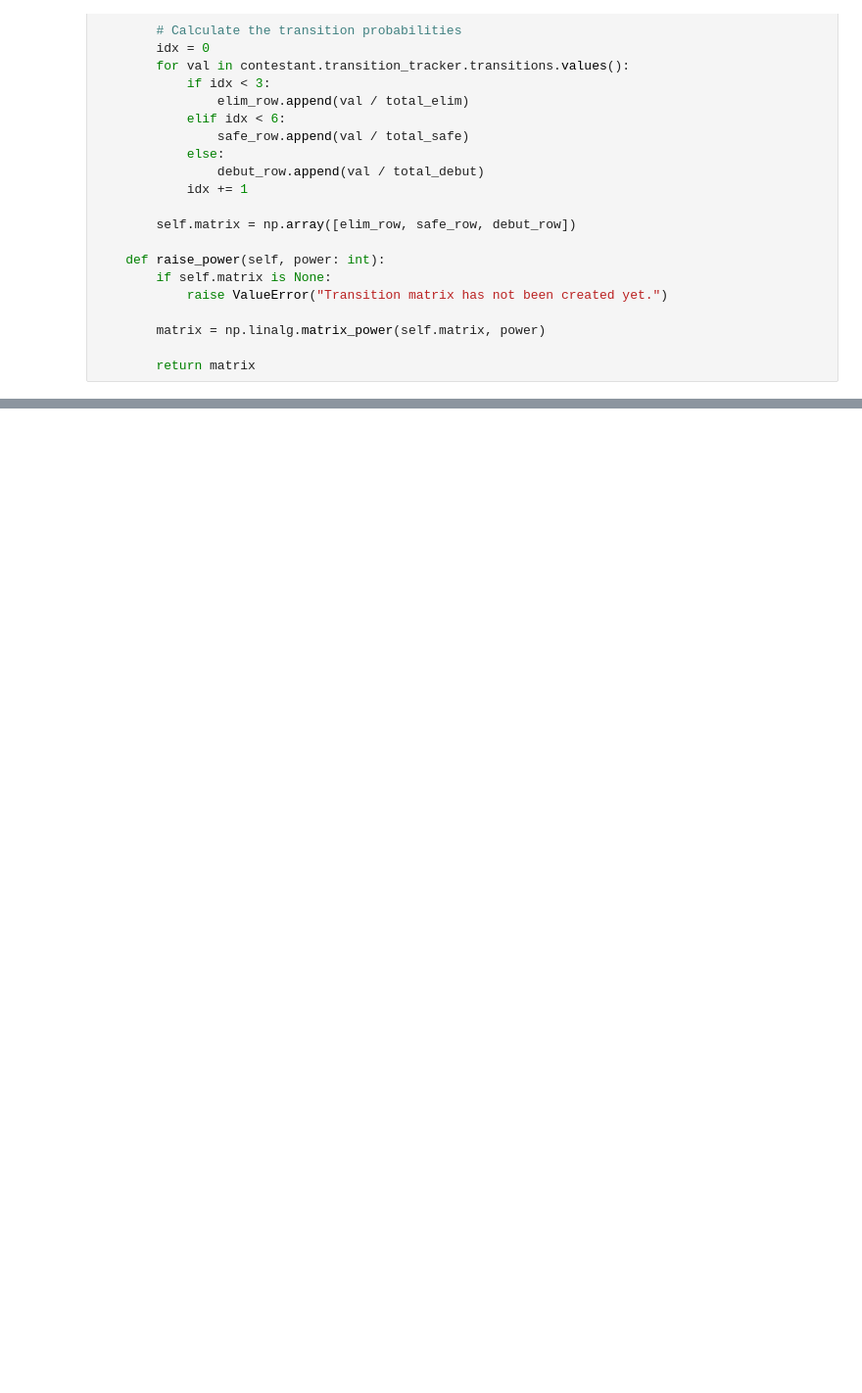
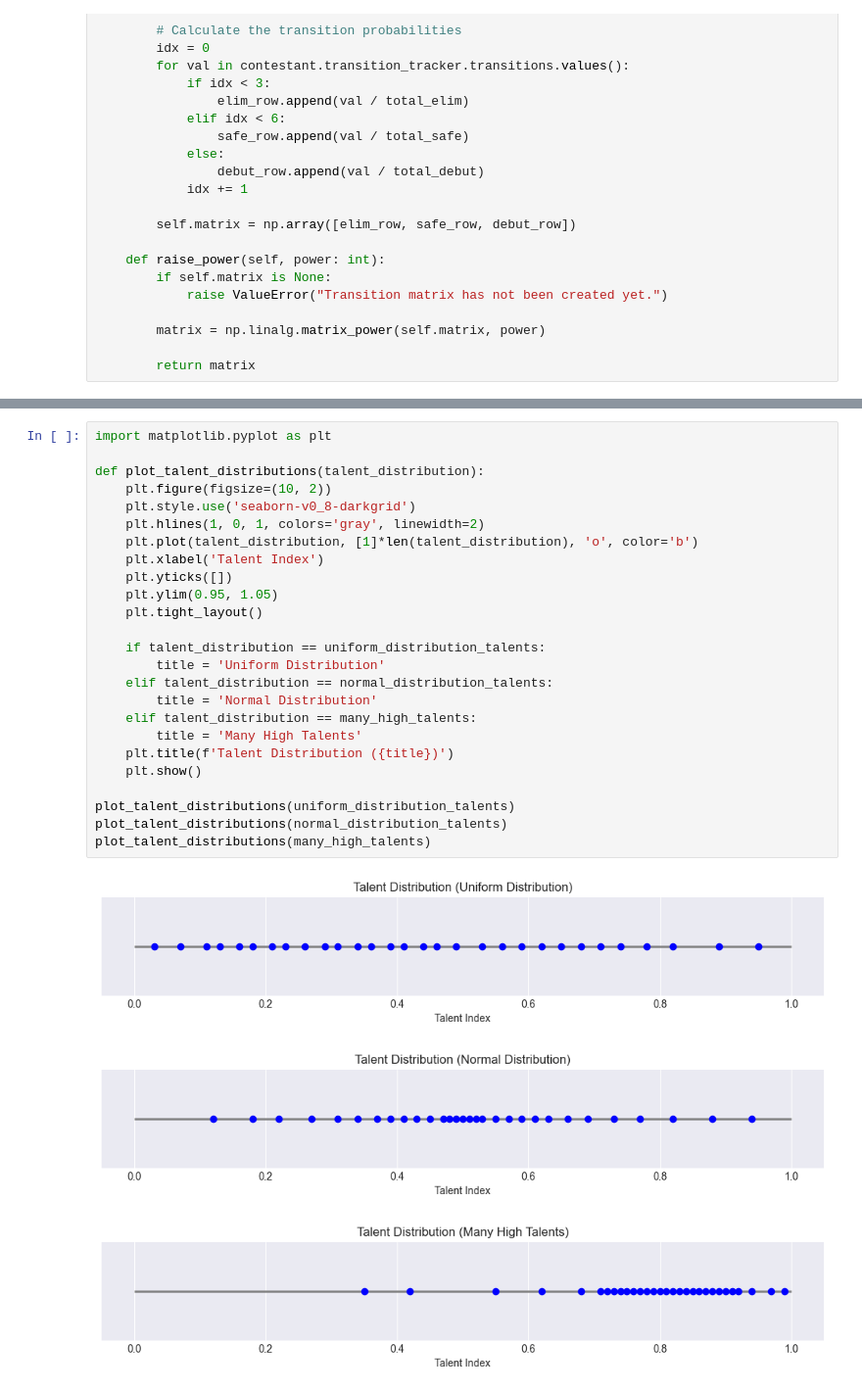
Before and after one commit to tonyl15/FIT3139-2025-S1-FINAL-PROJECT, a Jupyter notebook: FinalProject_33880069.ipynb, the cells around one changed output, grey strips where cells are left out. Shown at 98% size. Saved outputs shown, nothing was run; the diff lists cells and outputs as text; blank space fills up the shorter version.

Commit message:
plot talent distributions

```diff
--- a/FinalProject_33880069.ipynb
+++ b/FinalProject_33880069.ipynb
@@ -429,4 +429,33 @@ def simulate_many_seasons(talent_list, no_of_seasons=1000):
         player.create_transition_matrix()
 
     return contestant_pool
+# %%
+import matplotlib.pyplot as plt
+
+def plot_talent_distributions(talent_distribution):
+    plt.figure(figsize=(10, 2))
+    plt.style.use('seaborn-v0_8-darkgrid')
+    plt.hlines(1, 0, 1, colors='gray', linewidth=2)
+    plt.plot(talent_distribution, [1]*len(talent_distribution), 'o', color='b')
+    plt.xlabel('Talent Index')
+    plt.yticks([])
+    plt.ylim(0.95, 1.05)
+    plt.tight_layout()
+
+    if talent_distribution == uniform_distribution_talents:
+        title = 'Uniform Distribution'
+    elif talent_distribution == normal_distribution_talents:
+        title = 'Normal Distribution'
+    elif talent_distribution == many_high_talents:
+        title = 'Many High Talents'
+    plt.title(f'Talent Distribution ({title})')
+    plt.show()
+
+plot_talent_distributions(uniform_distribution_talents)
+plot_talent_distributions(normal_distribution_talents)
+plot_talent_distributions(many_high_talents)
+# %% [output]
+[figure, added]
+[figure, added]
+[figure, added]
 # %%
```
Also changed, not shown: parts of 2 cells of this notebook.
